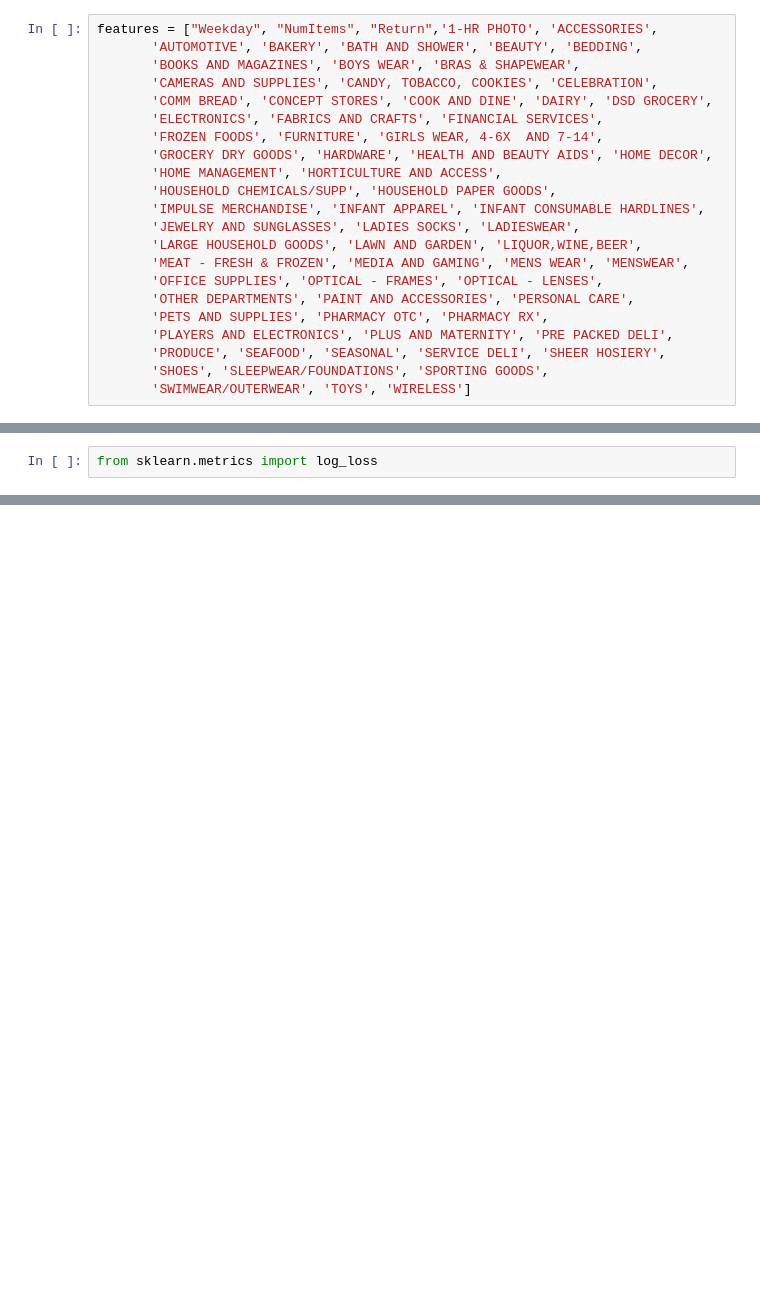
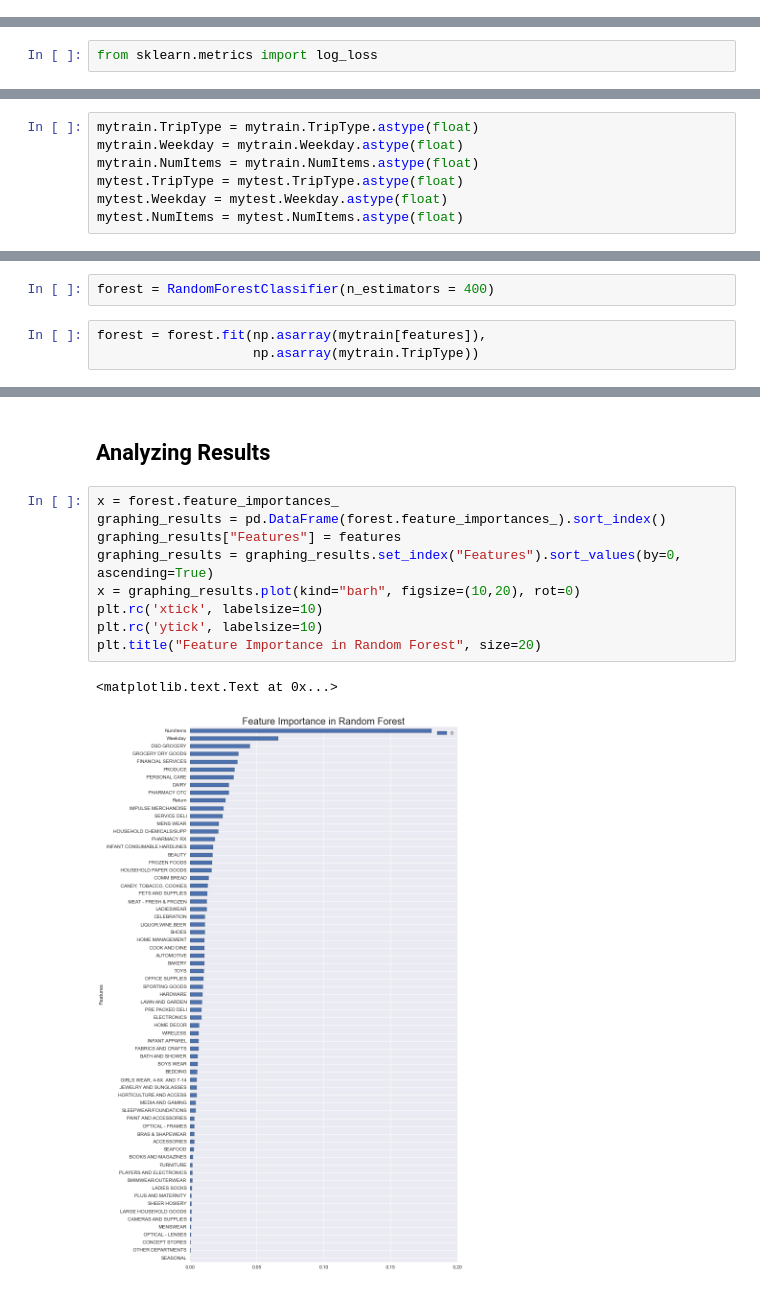
Before and after one commit to hadiviko/Walmart_Kaggle_Competition, a Jupyter notebook: Modeling.ipynb, the cells around one changed output, grey strips where cells are left out. Cells and saved outputs as stored; diff of their text form; blank space fills up the shorter version.

Commit message:
Two entries - random forest and logistic regression

```diff
--- a/Modeling.ipynb
+++ b/Modeling.ipynb
@@ -120,22 +224,0 @@ from sklearn.linear_model import LogisticRegression
-# %%
-features = ["Weekday", "NumItems", "Return",'1-HR PHOTO', 'ACCESSORIES',
-       'AUTOMOTIVE', 'BAKERY', 'BATH AND SHOWER', 'BEAUTY', 'BEDDING',
-       'BOOKS AND MAGAZINES', 'BOYS WEAR', 'BRAS & SHAPEWEAR',
-       'CAMERAS AND SUPPLIES', 'CANDY, TOBACCO, COOKIES', 'CELEBRATION',
-       'COMM BREAD', 'CONCEPT STORES', 'COOK AND DINE', 'DAIRY', 'DSD GROCERY',
-       'ELECTRONICS', 'FABRICS AND CRAFTS', 'FINANCIAL SERVICES',
-       'FROZEN FOODS', 'FURNITURE', 'GIRLS WEAR, 4-6X  AND 7-14',
-       'GROCERY DRY GOODS', 'HARDWARE', 'HEALTH AND BEAUTY AIDS', 'HOME DECOR',
-       'HOME MANAGEMENT', 'HORTICULTURE AND ACCESS',
-       'HOUSEHOLD CHEMICALS/SUPP', 'HOUSEHOLD PAPER GOODS',
-       'IMPULSE MERCHANDISE', 'INFANT APPAREL', 'INFANT CONSUMABLE HARDLINES',
-       'JEWELRY AND SUNGLASSES', 'LADIES SOCKS', 'LADIESWEAR',
-       'LARGE HOUSEHOLD GOODS', 'LAWN AND GARDEN', 'LIQUOR,WINE,BEER',
-       'MEAT - FRESH & FROZEN', 'MEDIA AND GAMING', 'MENS WEAR', 'MENSWEAR',
-       'OFFICE SUPPLIES', 'OPTICAL - FRAMES', 'OPTICAL - LENSES',
-       'OTHER DEPARTMENTS', 'PAINT AND ACCESSORIES', 'PERSONAL CARE',
-       'PETS AND SUPPLIES', 'PHARMACY OTC', 'PHARMACY RX',
-       'PLAYERS AND ELECTRONICS', 'PLUS AND MATERNITY', 'PRE PACKED DELI',
-       'PRODUCE', 'SEAFOOD', 'SEASONAL', 'SERVICE DELI', 'SHEER HOSIERY',
-       'SHOES', 'SLEEPWEAR/FOUNDATIONS', 'SPORTING GOODS',
-       'SWIMWEAR/OUTERWEAR', 'TOYS', 'WIRELESS']
@@ -178,0 +249,7 @@ log_loss(mytest.TripType, predictions)
+# %%
+mytrain.TripType = mytrain.TripType.astype(float)
+mytrain.Weekday = mytrain.Weekday.astype(float)
+mytrain.NumItems = mytrain.NumItems.astype(float)
+mytest.TripType = mytest.TripType.astype(float)
+mytest.Weekday = mytest.Weekday.astype(float)
+mytest.NumItems = mytest.NumItems.astype(float)
@@ -178,0 +258,5 @@ log_loss(mytest.TripType, predictions)
+# %%
+forest = RandomForestClassifier(n_estimators = 400)
+# %%
+forest = forest.fit(np.asarray(mytrain[features]),
+                    np.asarray(mytrain.TripType))
@@ -178,0 +299,14 @@ log_loss(mytest.TripType, predictions)
+# %% [markdown]
+## Analyzing Results
+# %%
+x = forest.feature_importances_
+graphing_results = pd.DataFrame(forest.feature_importances_).sort_index()
+graphing_results["Features"] = features
+graphing_results = graphing_results.set_index("Features").sort_values(by=0, ascending=True)
+x = graphing_results.plot(kind="barh", figsize=(10,20), rot=0)
+plt.rc('xtick', labelsize=10)
+plt.rc('ytick', labelsize=10)
+plt.title("Feature Importance in Random Forest", size=20)
+# %% [output]
+<matplotlib.text.Text at 0x...>
+[figure, added]
```
Also changed, not shown: parts of 36 cells of this notebook, 3 other files.
